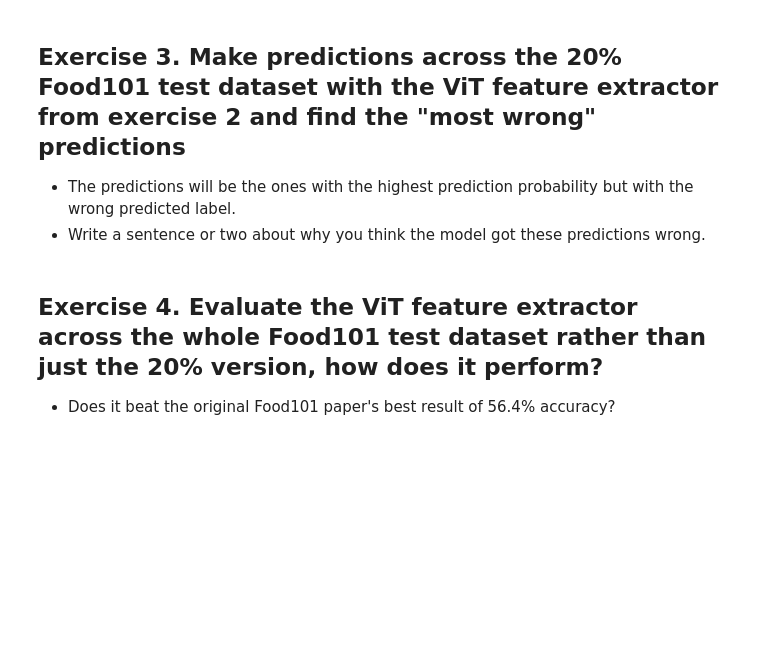
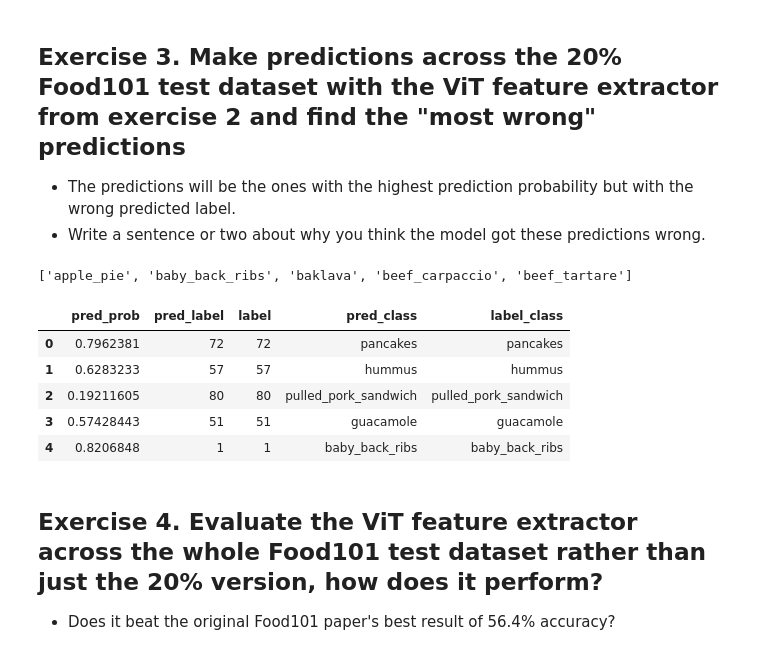
Before and after one commit to JoseJesusLaCasaNieto/Udemy, a Jupyter notebook: PyTorch_for_Deep_Learning_Bootcamp_Course/Model_Deployment/09_pytorch_model_deployment_exercises.ipynb, the cells around one changed output. Cells and saved outputs as stored; diff of their text form; code cells hidden in the pictures; blank space fills up the shorter version.

```diff
--- a/PyTorch_for_Deep_Learning_Bootcamp_Course/Model_Deployment/09_pytorch_model_deployment_exercises.ipynb
+++ b/PyTorch_for_Deep_Learning_Bootcamp_Course/Model_Deployment/09_pytorch_model_deployment_exercises.ipynb
@@ -247,0 +720,14 @@ len(train_dataloader_effnetb2), len(test_dataloader_effnetb2), class_names
+# %%
+# Create training 20% split of Food101
+train_data_food101_20_percent, _ = split_dataset(
+    dataset=train_data,
+    split_size=0.2
+)
+
+# Create testing 20% split of Food101
+test_data_food101_20_percent, _ = split_dataset(
+    dataset=test_data,
+    split_size=0.2
+)
+
+len(train_data_food101_20_percent), len(test_data_food101_20_percent)
@@ -247,0 +740,22 @@ len(train_dataloader_effnetb2), len(test_dataloader_effnetb2), class_names
+# %%
+# Turn torch Datasets into DataLoaders
+from torch.utils.data import DataLoader
+
+BATCH_SIZE = 32
+NUM_WORKERS = 2
+
+train_dataloader_food101 = DataLoader(
+    train_data_food101_20_percent,
+    batch_size=BATCH_SIZE,
+    shuffle=True,
+    num_workers=NUM_WORKERS
+)
+
+test_dataloader_food101 = DataLoader(
+    test_data_food101_20_percent,
+    batch_size=BATCH_SIZE,
+    shuffle=False,
+    num_workers=NUM_WORKERS
+)
+
+len(train_dataloader_food101), len(test_dataloader_food101)
@@ -254,3 +838,22 @@ len(train_dataloader_effnetb2), len(test_dataloader_effnetb2), class_names
+# %%
+food101_class_names[:5]
+# %% [output]
+['apple_pie', 'baby_back_ribs', 'baklava', 'beef_carpaccio', 'beef_tartare']
+# %%
+# Create DataFrame with various columns
+pred_df_20_percent = pd.DataFrame(vit_food101_pred_list)
+
+# Create a column for if the prediction is correct
+pred_df_20_percent["pred_class"] = pred_df_20_percent["pred_label"].apply(lambda x: food101_class_names[x])
+pred_df_20_percent["label_class"] = pred_df_20_percent["label"].apply(lambda x: food101_class_names[x])
+pred_df_20_percent.head()
+# %% [output]
+|  | pred_prob | pred_label | label | pred_class | label_class |
+| 0 | 0.7962381 | 72 | 72 | pancakes | pancakes |
+| 1 | 0.6283233 | 57 | 57 | hummus | hummus |
+| 2 | 0.19211605 | 80 | 80 | pulled_pork_sandwich | pulled_pork_sandwich |
+| 3 | 0.57428443 | 51 | 51 | guacamole | guacamole |
+| 4 | 0.8206848 | 1 | 1 | baby_back_ribs | baby_back_ribs |
 # %% [markdown]
 ## Exercise 4. Evaluate the ViT feature extractor across the whole Food101 test dataset rather than just the 20% version, how does it perform?
 * Does it beat the original Food101 paper's best result of 56.4% accuracy?
```
Also changed, not shown: parts of 45 cells of this notebook.
